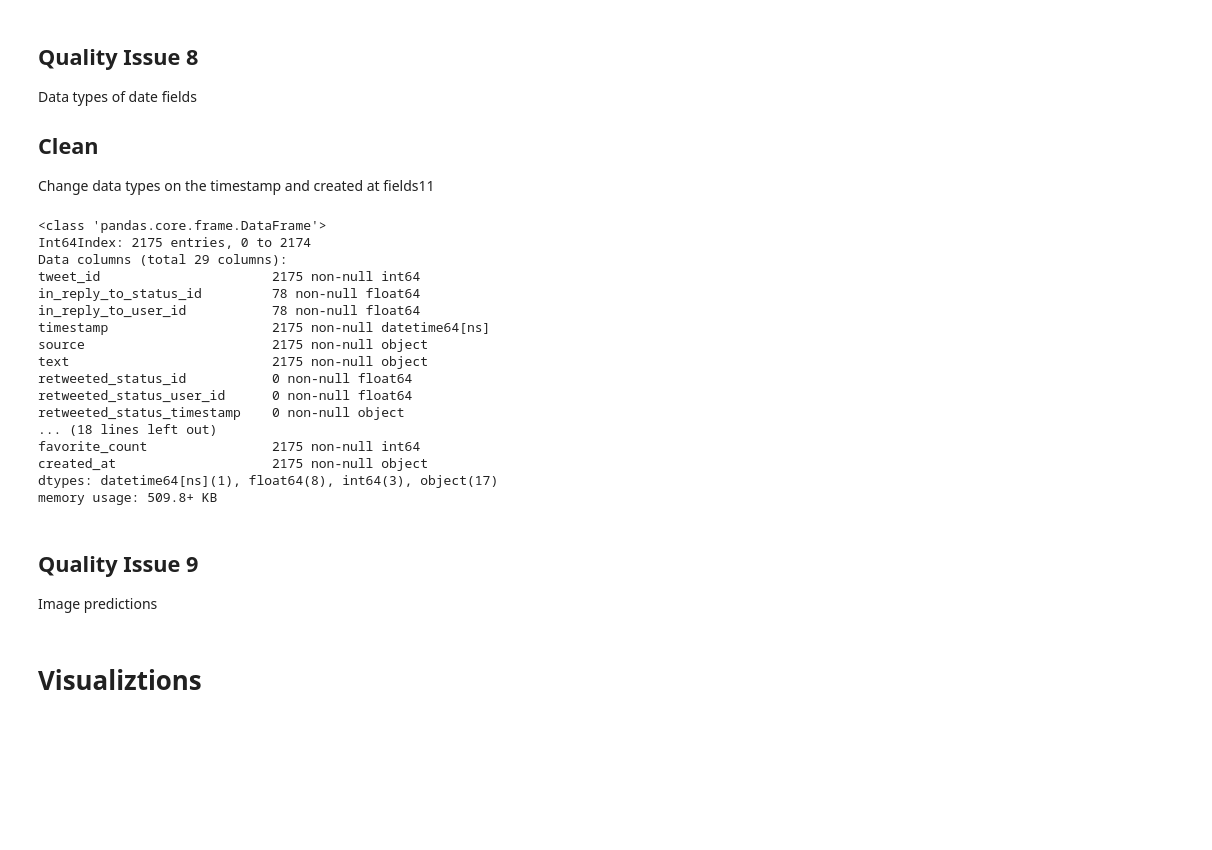
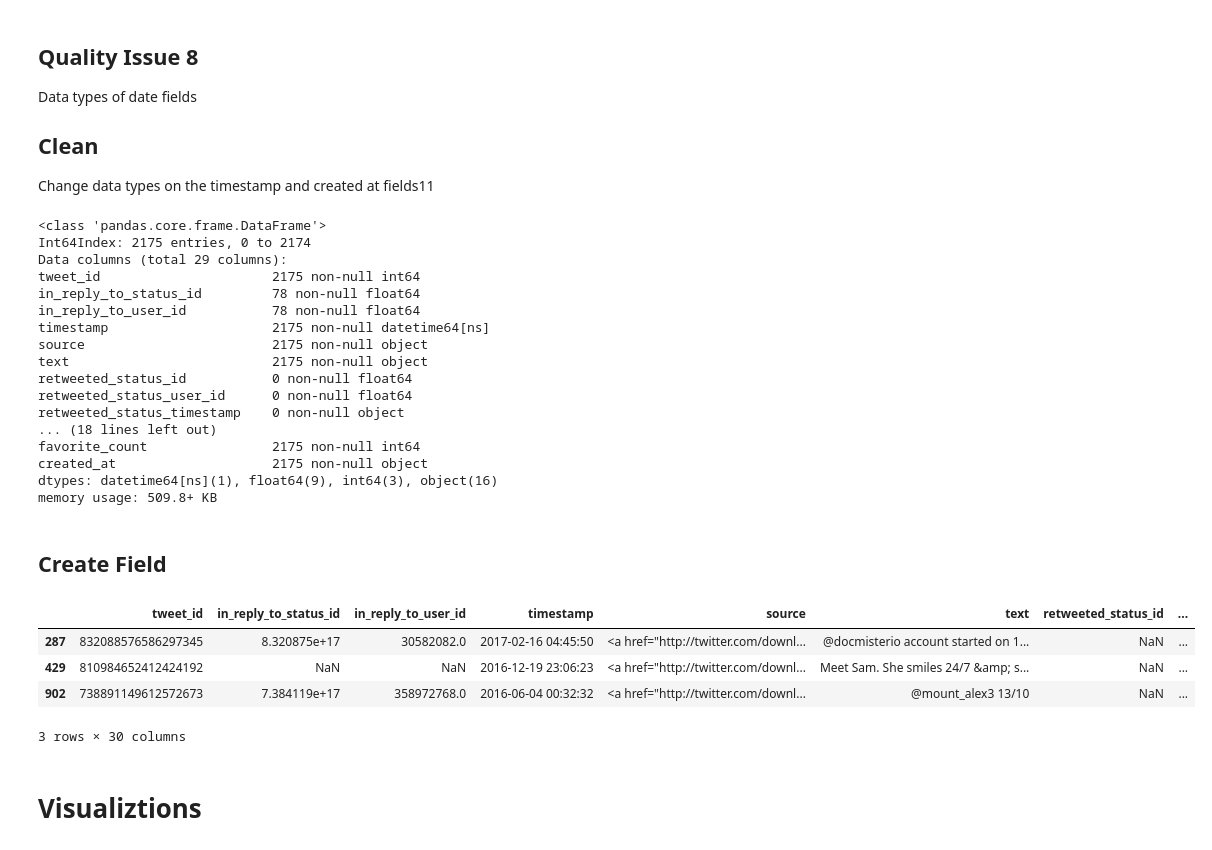
Before and after one commit to KattyP/DataWrangleProject, a Jupyter notebook: wrangle_act.ipynb, the cells around one changed output. Cells and saved outputs as stored; diff of their text form; code cells hidden in the pictures; blank space fills up the shorter version.

```diff
--- a/wrangle_act.ipynb
+++ b/wrangle_act.ipynb
@@ -918,6 +920,8 @@ Change data types on the timestamp and created at fields11
 #Changing datatype to datetime
 
 twitter_clean.timestamp = pd.to_datetime(twitter_clean.timestamp)
+twitter_clean.rating_numerator = pd.to_numeric(twitter_clean.rating_numerator, errors='coerce')
+twitter_clean.rating_denominator = pd.to_numeric(twitter_clean.rating_denominator, errors='coerce')
 # %%
 # Test
 twitter_clean.info()
@@ -937,9 +941,19 @@ retweeted_status_timestamp    0 non-null object
 ... (18 lines left out)
 favorite_count                2175 non-null int64
 created_at                    2175 non-null object
-dtypes: datetime64[ns](1), float64(8), int64(3), object(17)
+dtypes: datetime64[ns](1), float64(9), int64(3), object(16)
 memory usage: 509.8+ KB
-# %% [markdown]
-## Quality Issue 9
-
-Image predictions
+# %% [markdown]
+## Create Field
+# %%
+rating_numerator = twitter_clean.rating_numerator
+rating_denominator = twitter_clean.rating_denominator
+twitter_clean['overall_rating'] = rating_numerator / rating_denominator
+# %%
+twitter_clean[twitter_clean['overall_rating'].isnull()]
+# %% [output]
+|  | tweet_id | in_reply_to_status_id | in_reply_to_user_id | timestamp | source | text | retweeted_status_id | ... |
+| 287 | 832088576586297345 | 8.320875e+17 | 30582082.0 | 2017-02-16 04:45:50 | <a href="http://twitter.com/downl... | @docmisterio account started on 1... | NaN | ... |
+| 429 | 810984652412424192 | NaN | NaN | 2016-12-19 23:06:23 | <a href="http://twitter.com/downl... | Meet Sam. She smiles 24/7 &amp; s... | NaN | ... |
+| 902 | 738891149612572673 | 7.384119e+17 | 358972768.0 | 2016-06-04 00:32:32 | <a href="http://twitter.com/downl... | @mount_alex3 13/10 | NaN | ... |
+3 rows × 30 columns
```
Also changed, not shown: parts of 18 cells of this notebook.
